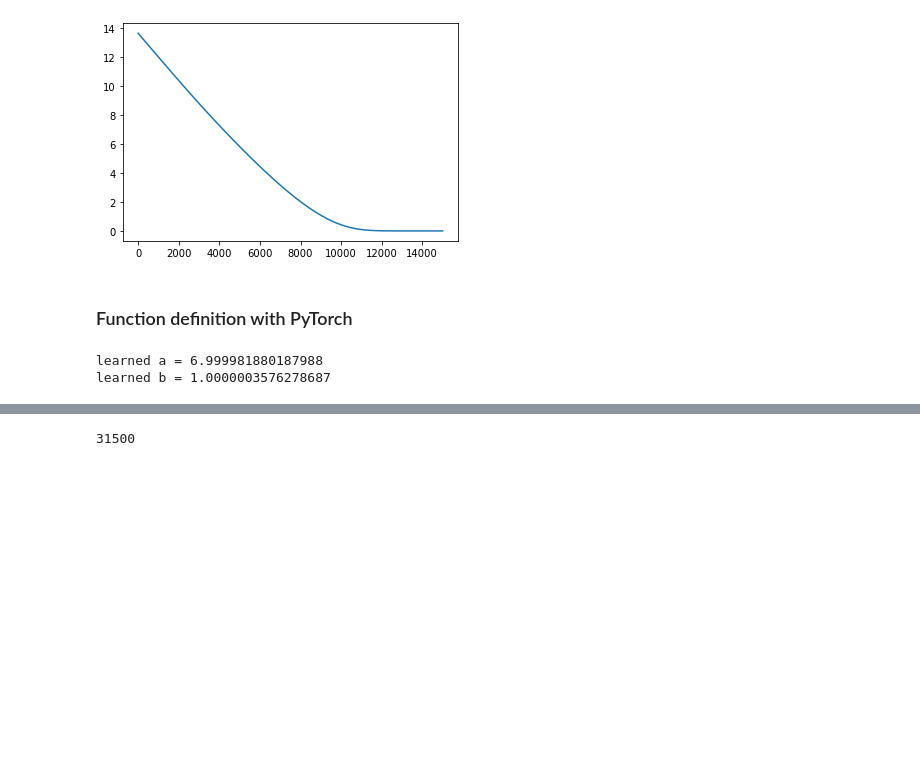
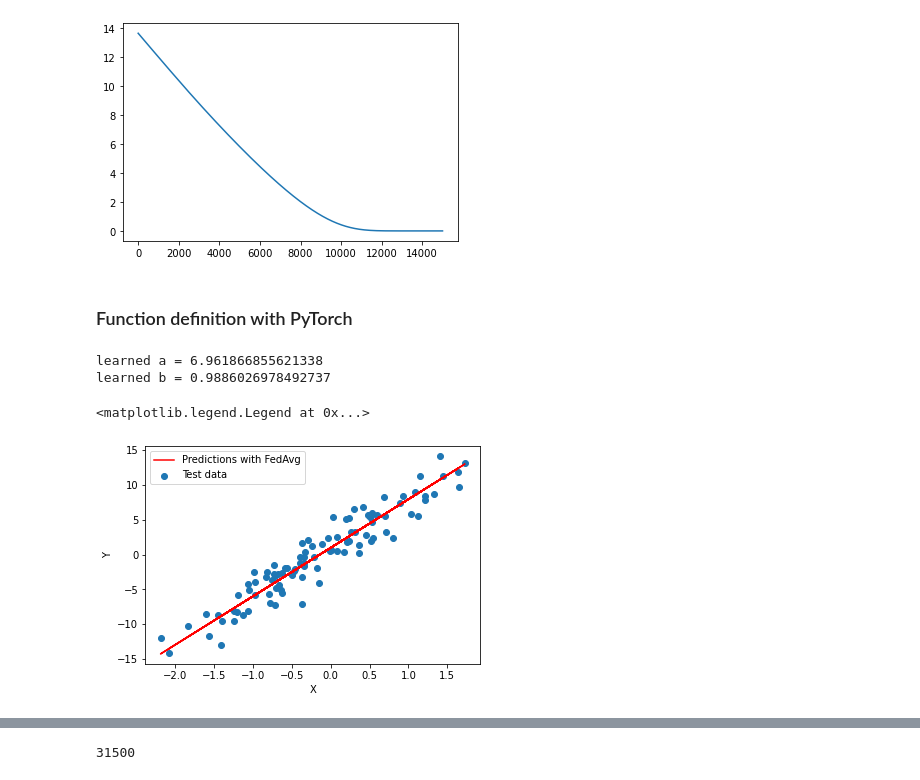
Before and after one commit to Nicolaskirsch2000/PV_prediction, a Jupyter notebook: FedAvg.ipynb, the cells around one changed output, grey strips where cells are left out. Saved outputs shown, nothing was run; the diff lists cells and outputs as text; code cells hidden in the pictures; blank space fills up the shorter version.

```diff
--- a/FedAvg.ipynb
+++ b/FedAvg.ipynb
@@ -658,13 +658,23 @@ n_feat = 1
 N = 6
 S = 4
 
-# Data
-x = torch.randn(n, 1)
-t = a * x +  b
+mu = 0
+sigma = 2
 
 #Create N clients
 d = []
 for i in range(1,N+1):
+    x = torch.randn(n, 1)
+    t = a * x +  b
+
+    # Data
+    x = torch.randn(n, 1)
+    t = (a * x +  b )
+
+    for i in range(len(t)):
+        t[i] = t[i] + np.random.normal(mu, sigma, 1)
+
+
     d.append((x,t))
 
 out_model, hist = fed_sgd(d, iterations, N, S, n_feat)
@@ -672,8 +682,45 @@ out_model, hist = fed_sgd(d, iterations, N, S, n_feat)
 print("learned a = {}".format(list(out_model.parameters())[0].data[0, 0]))
 print("learned b = {}".format(list(out_model.parameters())[1].data[0]))
 # %% [output]
-learned a = 6.999981880187988
-learned b = 1.0000003576278687
+learned a = 6.961866855621338
+learned b = 0.9886026978492737
+# %%
+#Toy data parameters
+n = 100
+a = 7
+b = 1
+n_feat = 1
+
+#Client spec
+N = 6
+S = 4
+
+mu = 0
+sigma = 2
+noise = np.random.normal(mu, sigma, n)
+
+# Data
+x = torch.randn(n, 1)
+t = (a * x +  b )
+
+for i in range(len(t)):
+    t[i] = t[i] + np.random.normal(mu, sigma, 1)
+#t = torch.from_numpy(t.detach().numpy() + np.random.normal(mu, sigma, 1))
+
+
+m = []
+
+for i in range(n):
+    m.append((list(out_model.parameters())[0].data[0, 0]*x[i] + list(out_model.parameters())[1].data[0]).item())
+# %%
+plt.scatter(x.detach().numpy(),t.detach().numpy(), label = "Test data")
+plt.plot(x.detach().numpy(),m, color = "r",label ="Predictions with FedAvg")
+plt.xlabel("X")
+plt.ylabel("Y")
+plt.legend()
+# %% [output]
+<matplotlib.legend.Legend at 0x...>
+[figure, added]
 # %%
 plt.plot(range(0,len(hist)), np.abs(hist))
 # %% [output]
```
Also changed, not shown: parts of 33 cells of this notebook, 15 other files.
